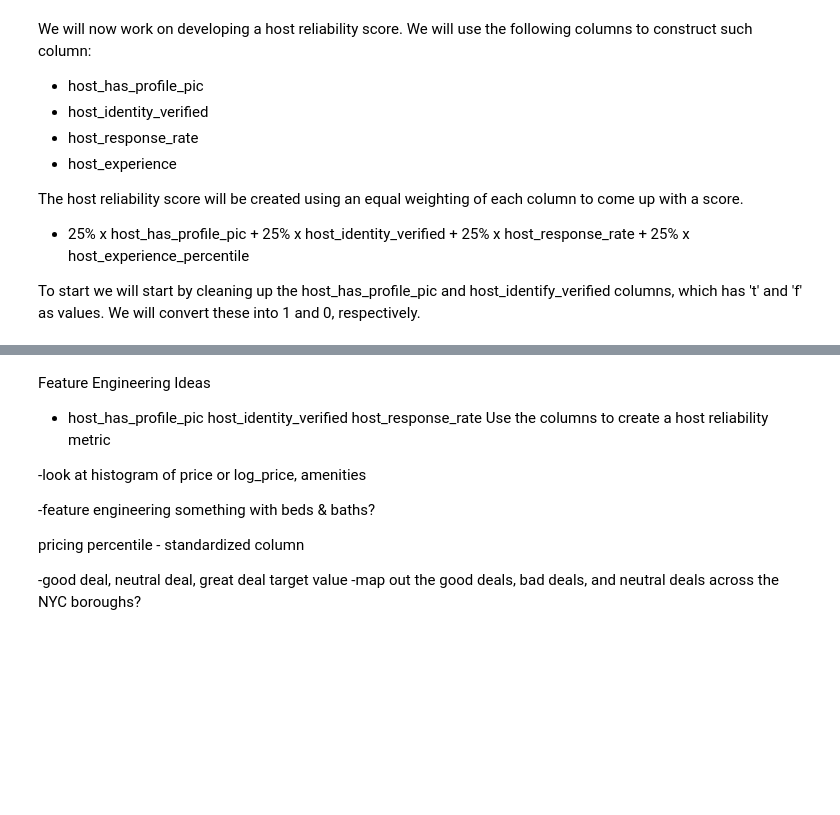
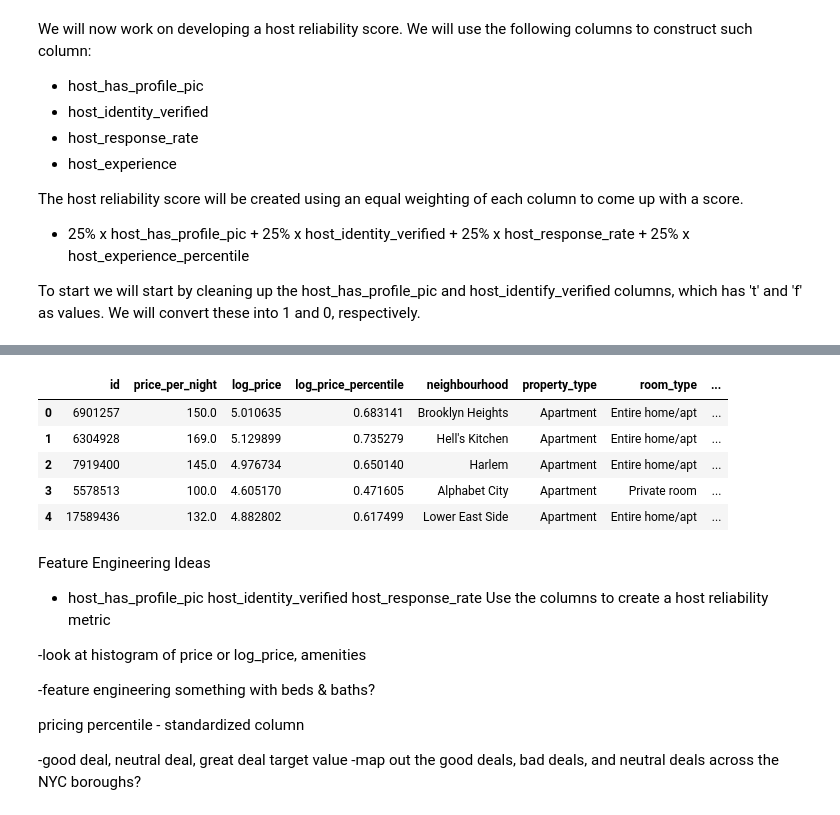
Before and after one commit to schoe4208/Airbnb-NYC-Predictive-Analysis, a Jupyter notebook: airbnb_notebook.ipynb, the cells around one changed output, grey strips where cells are left out. Cells and saved outputs as stored; diff of their text form; code cells hidden in the pictures; blank space fills up the shorter version.

```diff
--- a/airbnb_notebook.ipynb
+++ b/airbnb_notebook.ipynb
@@ -471,3 +724,35 @@ df_nyc.info()
+# %%
+#After the feature engineering process, we are creating a new dataframe with organizing the relevant columns.
+
+df_nyc_clean = df_nyc[['id',
+                       'price_per_night',
+                       'log_price',
+                       'log_price_percentile',
+                       'neighbourhood',
+                       'property_type',
+                       'room_type',
+                       'bathrooms',
+                       'bedrooms',
+                       'beds',
+                       'accommodates',
+                       'amenities_count',
+                       'number_of_reviews',
+                       'review_scores_rating',
+                       'host_has_profile_pic',
+                       'host_identity_verified',
+                       'host_response_rate',
+                       'host_experience',
+                       'host_experience_percentile',
+                       'host_reliability_score']]
+# %%
+df_nyc_clean.head()
+# %% [output]
+|  | id | price_per_night | log_price | log_price_percentile | neighbourhood | property_type | room_type | ... |
+| 0 | 6901257 | 150.0 | 5.010635 | 0.683141 | Brooklyn Heights | Apartment | Entire home/apt | ... |
+| 1 | 6304928 | 169.0 | 5.129899 | 0.735279 | Hell's Kitchen | Apartment | Entire home/apt | ... |
+| 2 | 7919400 | 145.0 | 4.976734 | 0.650140 | Harlem | Apartment | Entire home/apt | ... |
+| 3 | 5578513 | 100.0 | 4.605170 | 0.471605 | Alphabet City | Apartment | Private room | ... |
+| 4 | 17589436 | 132.0 | 4.882802 | 0.617499 | Lower East Side | Apartment | Entire home/apt | ... |
 # %% [markdown]
 Feature Engineering Ideas
 - host_has_profile_pic	host_identity_verified	host_response_rate
```
Also changed, not shown: parts of 26 cells of this notebook.
